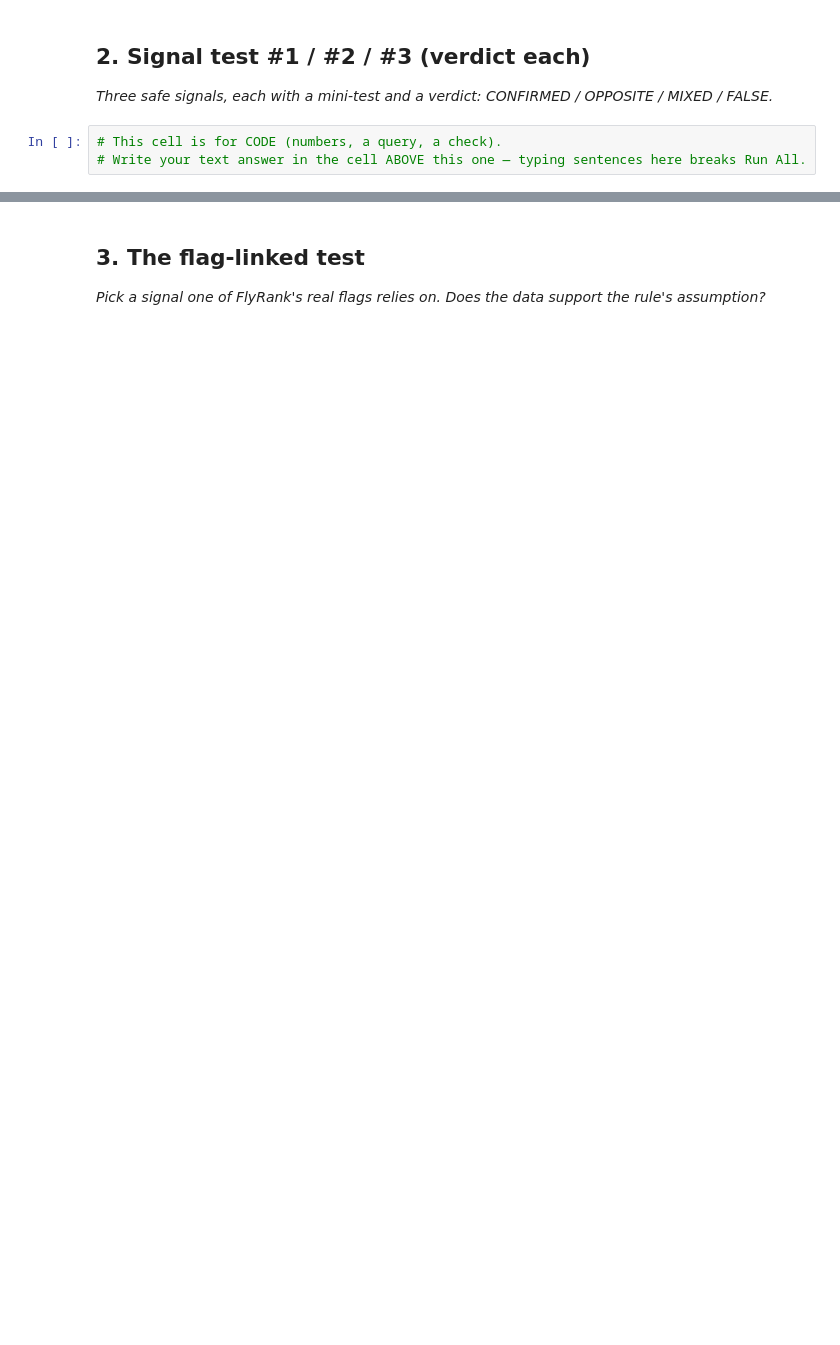
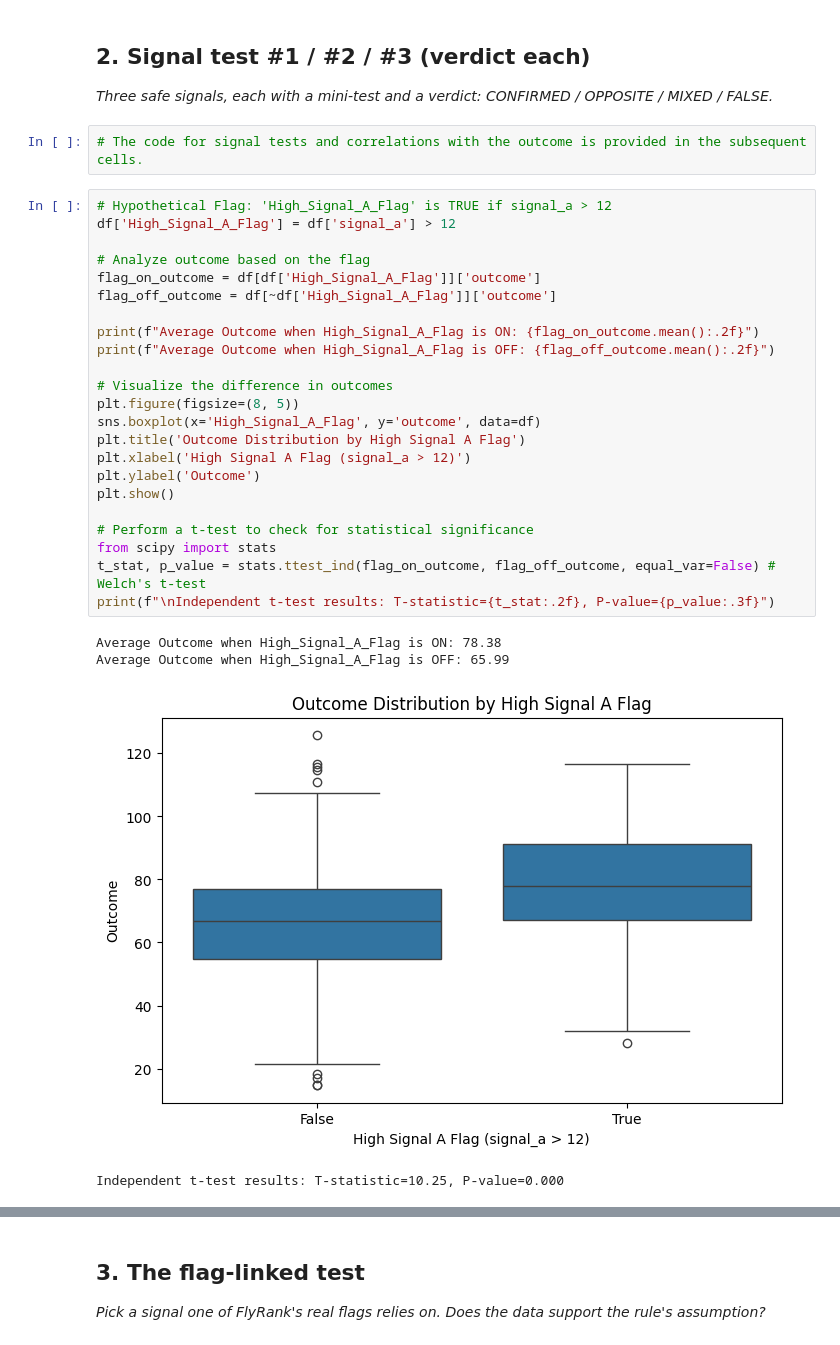
Before and after one commit to ayush0121n/flyrank-ml-assignment, a Jupyter notebook: work/notebooks/w04_signal_audit.ipynb, the cells around one changed output, grey strips where cells are left out. Cells and saved outputs as stored; diff of their text form; blank space fills up the shorter version.

```diff
--- a/work/notebooks/w04_signal_audit.ipynb
+++ b/work/notebooks/w04_signal_audit.ipynb
@@ -17,6 +79,33 @@ This skeleton is yours to fill. Work the sections **in order** — each one has
 ## 2. Signal test #1 / #2 / #3 (verdict each)
 
 *Three safe signals, each with a mini-test and a verdict: CONFIRMED / OPPOSITE / MIXED / FALSE.*
-# %%
-# This cell is for CODE (numbers, a query, a check).
-# Write your text answer in the cell ABOVE this one — typing sentences here breaks Run All.
+# %%
+# The code for signal tests and correlations with the outcome is provided in the subsequent cells.
+# %%
+# Hypothetical Flag: 'High_Signal_A_Flag' is TRUE if signal_a > 12
+df['High_Signal_A_Flag'] = df['signal_a'] > 12
+
+# Analyze outcome based on the flag
+flag_on_outcome = df[df['High_Signal_A_Flag']]['outcome']
+flag_off_outcome = df[~df['High_Signal_A_Flag']]['outcome']
+
+print(f"Average Outcome when High_Signal_A_Flag is ON: {flag_on_outcome.mean():.2f}")
+print(f"Average Outcome when High_Signal_A_Flag is OFF: {flag_off_outcome.mean():.2f}")
+
+# Visualize the difference in outcomes
+plt.figure(figsize=(8, 5))
+sns.boxplot(x='High_Signal_A_Flag', y='outcome', data=df)
+plt.title('Outcome Distribution by High Signal A Flag')
+plt.xlabel('High Signal A Flag (signal_a > 12)')
+plt.ylabel('Outcome')
+plt.show()
+
+# Perform a t-test to check for statistical significance
+from scipy import stats
+t_stat, p_value = stats.ttest_ind(flag_on_outcome, flag_off_outcome, equal_var=False) # Welch's t-test
+print(f"\nIndependent t-test results: T-statistic={t_stat:.2f}, P-value={p_value:.3f}")
+# %% [output]
+Average Outcome when High_Signal_A_Flag is ON: 78.38
+Average Outcome when High_Signal_A_Flag is OFF: 65.99
+[figure, added]
+Independent t-test results: T-statistic=10.25, P-value=0.000
```
Also changed, not shown: parts of 13 cells of this notebook.
